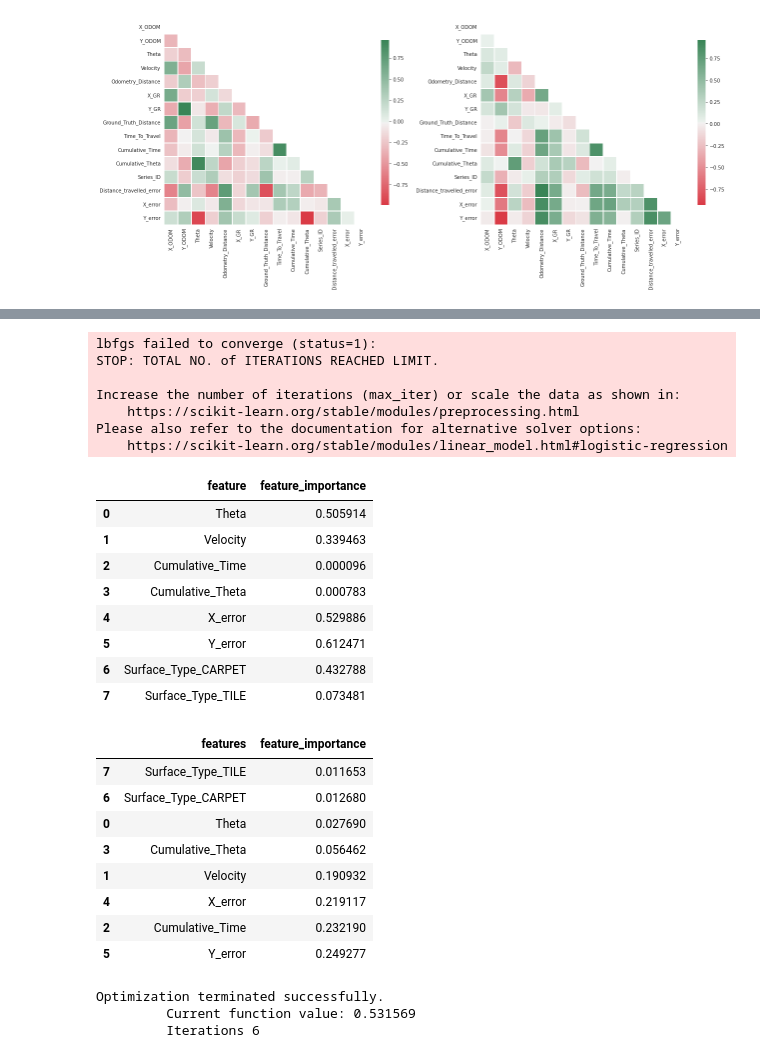
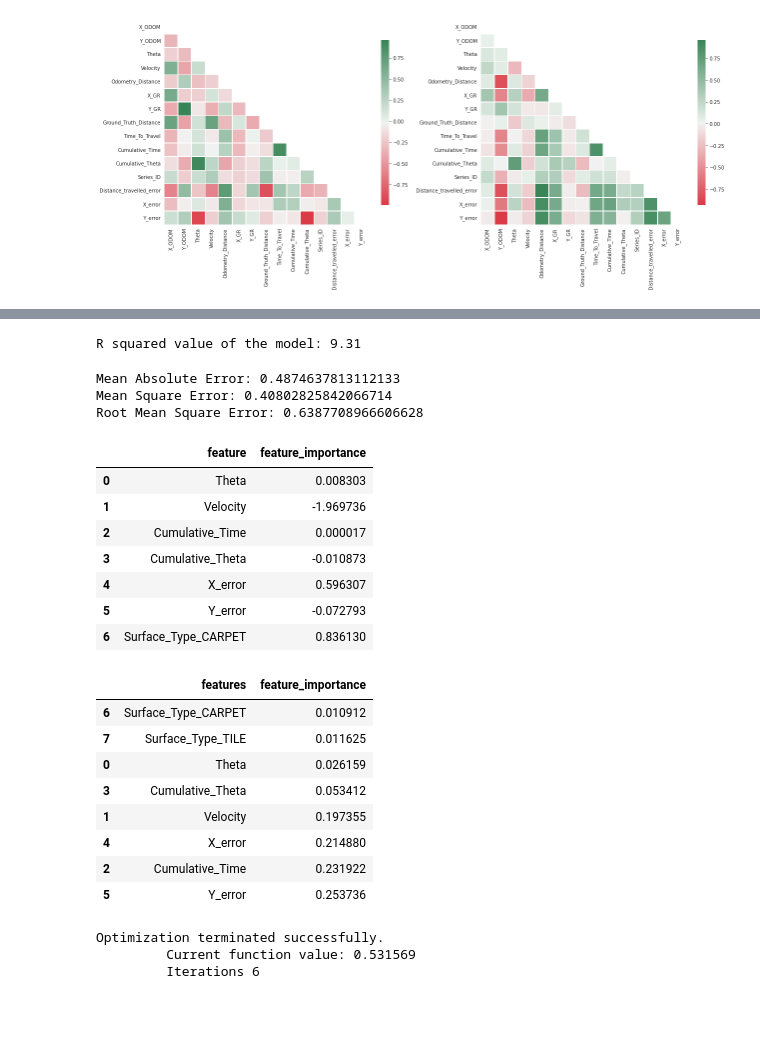
Before and after one commit to tejalvs/RobotOdometryMining, a Jupyter notebook: Modelling.ipynb, the cells around one changed output, grey strips where cells are left out. Saved outputs shown, nothing was run; the diff lists cells and outputs as text; code cells hidden in the pictures; blank space fills up the shorter version.

```diff
--- a/Modelling.ipynb
+++ b/Modelling.ipynb
@@ -46,7 +46,7 @@ f.tight_layout()
 # %% [output]
 [figure]
 # %%
-data=mobile_robot_data[['Series_ID','Theta','Velocity','Cumulative_Time','Cumulative_Theta','Distance_travelled_error','Surface_Type','X_error', 'Y_error']]
+data=roomba_data[['Series_ID','Theta','Velocity','Cumulative_Time','Cumulative_Theta','Distance_travelled_error','Surface_Type','X_error', 'Y_error']]
 label=[]
 for i in data['Distance_travelled_error']:
   if i>0.01:
@@ -89,32 +202,42 @@ pandas.util.testing is deprecated. Use the functions in the public API at pandas
+# %%
+
+# print the R-squared value for the model
+print('R squared value of the model: {:.2f}'.format(mlr.score(x,y)*100))
+# %% [output]
+R squared value of the model: 9.31
+# %%
+meanAbErr = metrics.mean_absolute_error(y_test, y_pred_mlr)
+meanSqErr = metrics.mean_squared_error(y_test, y_pred_mlr)
+rootMeanSqErr = np.sqrt(metrics.mean_squared_error(y_test, y_pred_mlr))
+
+print('Mean Absolute Error:', meanAbErr)
+print('Mean Square Error:', meanSqErr)
+print('Root Mean Square Error:', rootMeanSqErr)
+# %% [output]
+Mean Absolute Error: 0.4874637813112133
+Mean Square Error: 0.40802825842066714
+Root Mean Square Error: 0.6387708966606628
 # %%
 
 # define dataset
 X=data[['Theta'	,'Velocity',	'Cumulative_Time',	'Cumulative_Theta','Surface_Type'	,'X_error','Y_error']]
 model=LogisticRegression(random_state=1)
 # define the model
 features=pd.get_dummies(data[['Theta'	,'Velocity',	'Cumulative_Time',	'Cumulative_Theta','X_error','Y_error','Surface_Type']])
 model = LogisticRegression(random_state=1)
 model.fit(features,data['Label'])
-feature_importance=pd.DataFrame({'feature':list(features.columns),'feature_importance':[abs(i) for i in model.coef_[0]]})
+feature_importance=pd.DataFrame({'feature':list(features.columns),'feature_importance':[(i) for i in model.coef_[0]]})
 feature_importance.sort_values('feature_importance')
 feature_importance
 # %% [output]
-lbfgs failed to converge (status=1):
-STOP: TOTAL NO. of ITERATIONS REACHED LIMIT.
-
-Increase the number of iterations (max_iter) or scale the data as shown in:
-    https://scikit-learn.org/stable/modules/preprocessing.html
-Please also refer to the documentation for alternative solver options:
-    https://scikit-learn.org/stable/modules/linear_model.html#logistic-regression
 |  | feature | feature_importance |
-| 0 | Theta | 0.505914 |
-| 1 | Velocity | 0.339463 |
-| 2 | Cumulative_Time | 0.000096 |
-| 3 | Cumulative_Theta | 0.000783 |
-| 4 | X_error | 0.529886 |
-| 5 | Y_error | 0.612471 |
-| 6 | Surface_Type_CARPET | 0.432788 |
-| 7 | Surface_Type_TILE | 0.073481 |
+| 0 | Theta | 0.008303 |
+| 1 | Velocity | -1.969736 |
+| 2 | Cumulative_Time | 0.000017 |
+| 3 | Cumulative_Theta | -0.010873 |
+| 4 | X_error | 0.596307 |
+| 5 | Y_error | -0.072793 |
+| 6 | Surface_Type_CARPET | 0.836130 |
 # %%
 model=RandomForestClassifier()
 
@@ -124,14 +247,14 @@ feature_importances=pd.DataFrame({'features':features.columns,'feature_importanc
 feature_importances.sort_values('feature_importance')
 # %% [output]
 |  | features | feature_importance |
-| 7 | Surface_Type_TILE | 0.011653 |
-| 6 | Surface_Type_CARPET | 0.012680 |
-| 0 | Theta | 0.027690 |
-| 3 | Cumulative_Theta | 0.056462 |
-| 1 | Velocity | 0.190932 |
-| 4 | X_error | 0.219117 |
-| 2 | Cumulative_Time | 0.232190 |
-| 5 | Y_error | 0.249277 |
+| 6 | Surface_Type_CARPET | 0.010912 |
+| 7 | Surface_Type_TILE | 0.011625 |
+| 0 | Theta | 0.026159 |
+| 3 | Cumulative_Theta | 0.053412 |
+| 1 | Velocity | 0.197355 |
+| 4 | X_error | 0.214880 |
+| 2 | Cumulative_Time | 0.231922 |
+| 5 | Y_error | 0.253736 |
 # %%
 model=smf.logit('Label~Theta+Velocity+Cumulative_Time+Cumulative_Theta+Surface_Type',data=data)
 result = model.fit()
```
Also changed, not shown: parts of 27 cells of this notebook.
